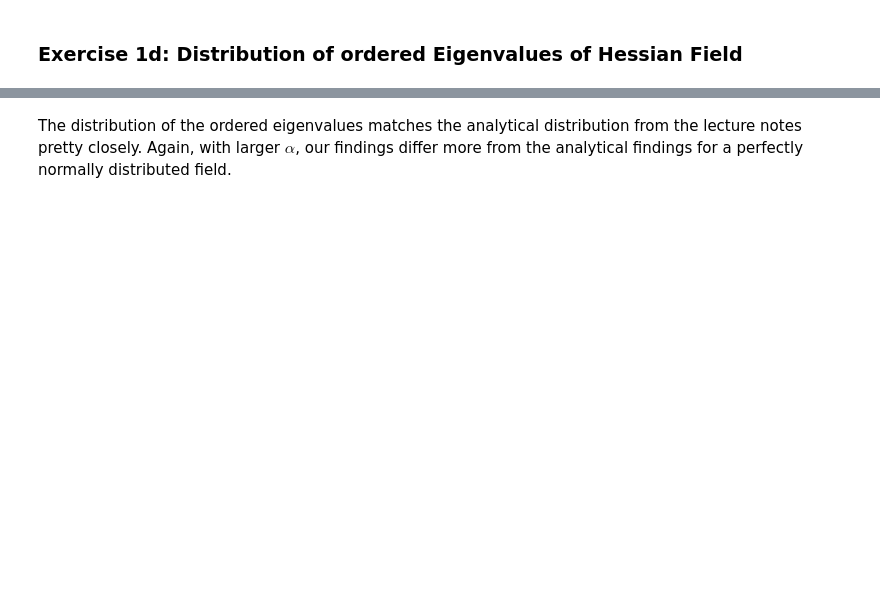
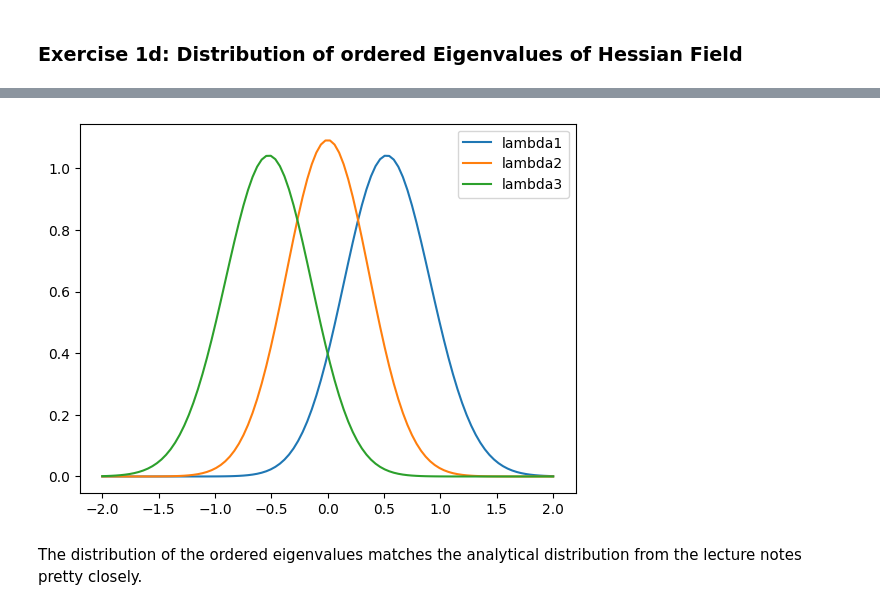
Before and after one commit to Entonia314/CosmicStructures, a Jupyter notebook: CosmicStructures_HW2_Ex1_AltonV.ipynb, the cells around one changed output, grey strips where cells are left out. Cells and saved outputs as stored; diff of their text form; code cells hidden in the pictures; blank space fills up the shorter version.

```diff
--- a/CosmicStructures_HW2_Ex1_AltonV.ipynb
+++ b/CosmicStructures_HW2_Ex1_AltonV.ipynb
@@ -221,2 +257,17 @@ for alpha in [3, 6]:
+# %%
+
+
+x = np.linspace(-2, 2, 100)
+plt.plot(x, p_lambda1(x, sigma2), label='lambda1')
+plt.plot(x, p_lambda2(x, sigma2), label='lambda2')
+plt.plot(x, p_lambda3(x, sigma2), label='lambda3')
+
+# Add a legend
+plt.legend()
+
+# Show the plot
+plt.show()
+# %% [output]
+[figure, added]
 # %% [markdown]
-The distribution of the ordered eigenvalues matches the analytical distribution from the lecture notes pretty closely. Again, with larger $\alpha$, our findings differ more from the analytical findings for a perfectly normally distributed field.
+The distribution of the ordered eigenvalues matches the analytical distribution from the lecture notes pretty closely.
```
Also changed, not shown: parts of 12 cells of this notebook.
